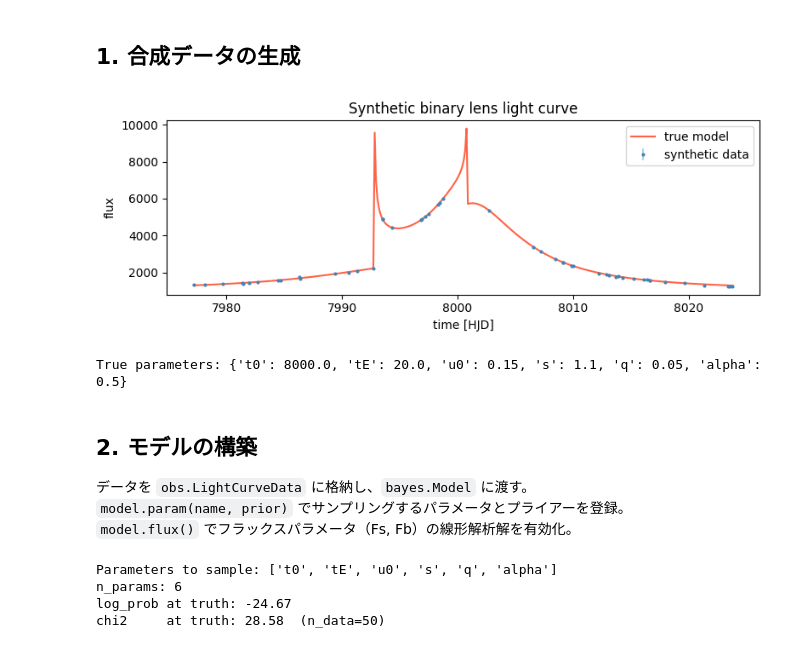
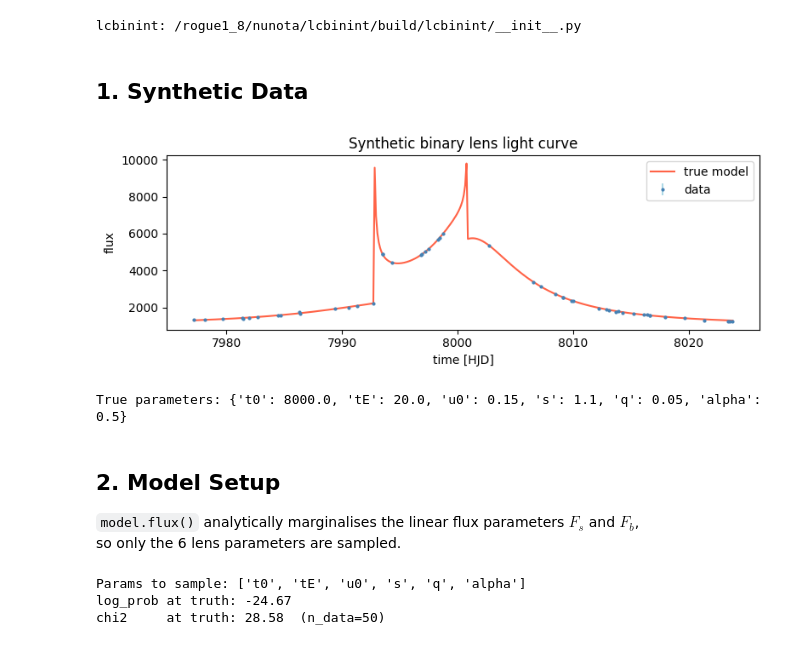
Before and after one commit to NunotaKansuke/lcbinint, a Jupyter notebook: example/sampler/sampler_quickstart.ipynb, the cells around one changed output. Cells and saved outputs as stored; diff of their text form; code cells hidden in the pictures.

```diff
--- a/example/sampler/sampler_quickstart.ipynb
+++ b/example/sampler/sampler_quickstart.ipynb
@@ -14,7 +12,6 @@
 import sys
 from pathlib import Path
 
-# ローカルビルドを優先（build → build_new の順で探す）
 for build_dir in ("build", "build_new"):
     p = next(
         (r / build_dir for r in (Path.cwd(), *Path.cwd().parents) if (r / build_dir).is_dir()),
@@ -27,75 +24,68 @@ for build_dir in ("build", "build_new"):
 import numpy as np
 import matplotlib.pyplot as plt
 import lcbinint as lci
+
+print("lcbinint:", lci.__file__)
+# %% [output]
+lcbinint: /rogue1_8/nunota/lcbinint/build/lcbinint/__init__.py
 # %% [markdown]
-## 1. 合成データの生成
+## 1. Synthetic Data
 # %%
 rng = np.random.default_rng(42)
 
-# 真のモデルパラメータ
+# Ground-truth parameters
 TRUE = dict(t0=8000.0, tE=20.0, u0=0.15, s=1.1, q=0.05, alpha=0.5)
+Fs_true, Fb_true, sigma = 1000.0, 50.0, 30.0
 
-# 測定時刻（50 点）
 times = np.sort(rng.uniform(TRUE["t0"] - 25, TRUE["t0"] + 25, 50))
-
-# 真の増光率を計算
-lc_ref = lci.lc.LightCurve()
+lc_ref   = lci.lc.LightCurve()
 mag_true = lc_ref(times, **TRUE)
-
-# flux = Fs * A + Fb にノイズを乗せる
-Fs_true, Fb_true = 1000.0, 50.0
-sigma = 30.0
 flux_true = Fs_true * mag_true + Fb_true
 flux_obs  = flux_true + rng.normal(0, sigma, len(times))
 flux_err  = np.full(len(times), sigma)
 
+t_dense = np.linspace(times[0], times[-1], 400)
 fig, ax = plt.subplots(figsize=(8, 3))
-ax.errorbar(times, flux_obs, flux_err, fmt=".", ms=4, color="steelblue", ecolor="lightblue",
-            label="synthetic data", zorder=3)
-ax.plot(np.linspace(times[0], times[-1], 400),
-        Fs_true * lc_ref(np.linspace(times[0], times[-1], 400), **TRUE) + Fb_true,
+ax.errorbar(times, flux_obs, flux_err, fmt=".", ms=4, color="steelblue",
+            ecolor="lightblue", label="data", zorder=3)
+ax.plot(t_dense, Fs_true * lc_ref(t_dense, **TRUE) + Fb_true,
         color="tomato", lw=1.5, label="true model")
 ax.set(xlabel="time [HJD]", ylabel="flux", title="Synthetic binary lens light curve")
 ax.legend()
 plt.tight_layout()
 plt.show()
-
 print("True parameters:", TRUE)
 # %% [output]
-[figure, old version]
+[figure, new version]
 True parameters: {'t0': 8000.0, 'tE': 20.0, 'u0': 0.15, 's': 1.1, 'q': 0.05, 'alpha': 0.5}
-# %% [markdown]
-## 2. モデルの構築
-
-データを `obs.LightCurveData` に格納し、`bayes.Model` に渡す。
-`model.param(name, prior)` でサンプリングするパラメータとプライアーを登録。
-`model.flux()` でフラックスパラメータ（Fs, Fb）の線形解析解を有効化。
+# %% [markdown]
+## 2. Model Setup
+
+`model.flux()` analytically marginalises the linear flux parameters $F_s$ and $F_b$,
+so only the 6 lens parameters are sampled.
 # %%
-data = lci.obs.LightCurveData(times, flux_obs, flux_err, name="synthetic")
+data     = lci.obs.LightCurveData(times, flux_obs, flux_err, name="synthetic")
+lc_model = lci.lc.LightCurve()
+model    = lci.bayes.Model(light_curve=lc_model, data=data)
 
-lc_model = lci.lc.LightCurve()
-model = lci.bayes.Model(light_curve=lc_model, data=data)
-
-# プライアー登録（真値を含む範囲に設定）
 model.param("t0",    lci.bayes.Uniform(7990, 8010))
 model.param("tE",    lci.bayes.Uniform(5, 60))
 model.param("u0",    lci.bayes.Uniform(0.0, 1.0))
 model.param("s",     lci.bayes.Uniform(0.5, 2.0))
-model.param("q",     lci.bayes.LogUniform(1e-3, 0.5))  # log-space sampling
+model.param("q",     lci.bayes.LogUniform(1e-3, 0.5))  # sampled in log space
 model.param("alpha", lci.bayes.Uniform(0, np.pi))
 
-model.flux()        # Fs, Fb を線形解析解で marginalize
+model.flux()        # marginalise Fs, Fb analytically
 model.likelihood()  # Gaussian likelihood
 
-print("Parameters to sample:", model.param_names)
-print("n_params:", model.n_params())
+print("Params to sample:", model.param_names)
 
-# 真値での log_prob 確認（log(q) = log-space param）
-theta_true = [TRUE["t0"], TRUE["tE"], TRUE["u0"], TRUE["s"], np.log(TRUE["q"]), TRUE["alpha"]]
-print(f"log_prob at truth: {model.log_prob(theta_true):.2f}")
-print(f"chi2     at truth: {model.chi2(theta_true):.2f}  (n_data={model.n_data})")
+# Sanity check at truth (q is in log space for the sampler)
+theta_true_s = [TRUE["t0"], TRUE["tE"], TRUE["u0"], TRUE["s"],
+                np.log(TRUE["q"]), TRUE["alpha"]]
+print(f"log_prob at truth: {model.log_prob(theta_true_s):.2f}")
+print(f"chi2     at truth: {model.chi2(theta_true_s):.2f}  (n_data={model.n_data})")
 # %% [output]
-Parameters to sample: ['t0', 'tE', 'u0', 's', 'q', 'alpha']
-n_params: 6
+Params to sample: ['t0', 'tE', 'u0', 's', 'q', 'alpha']
 log_prob at truth: -24.67
 chi2     at truth: 28.58  (n_data=50)
```
Also changed, not shown: parts of 16 cells of this notebook.
